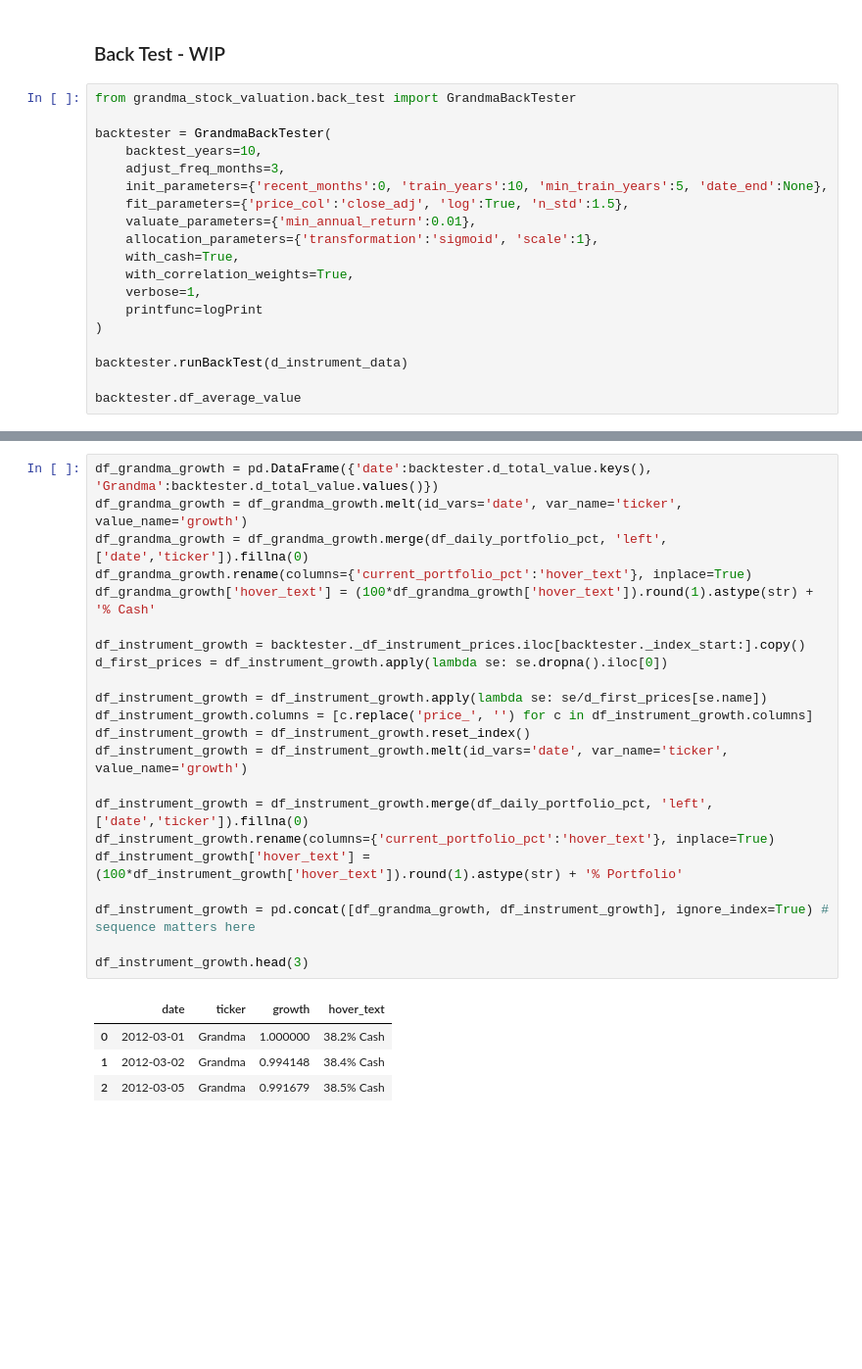
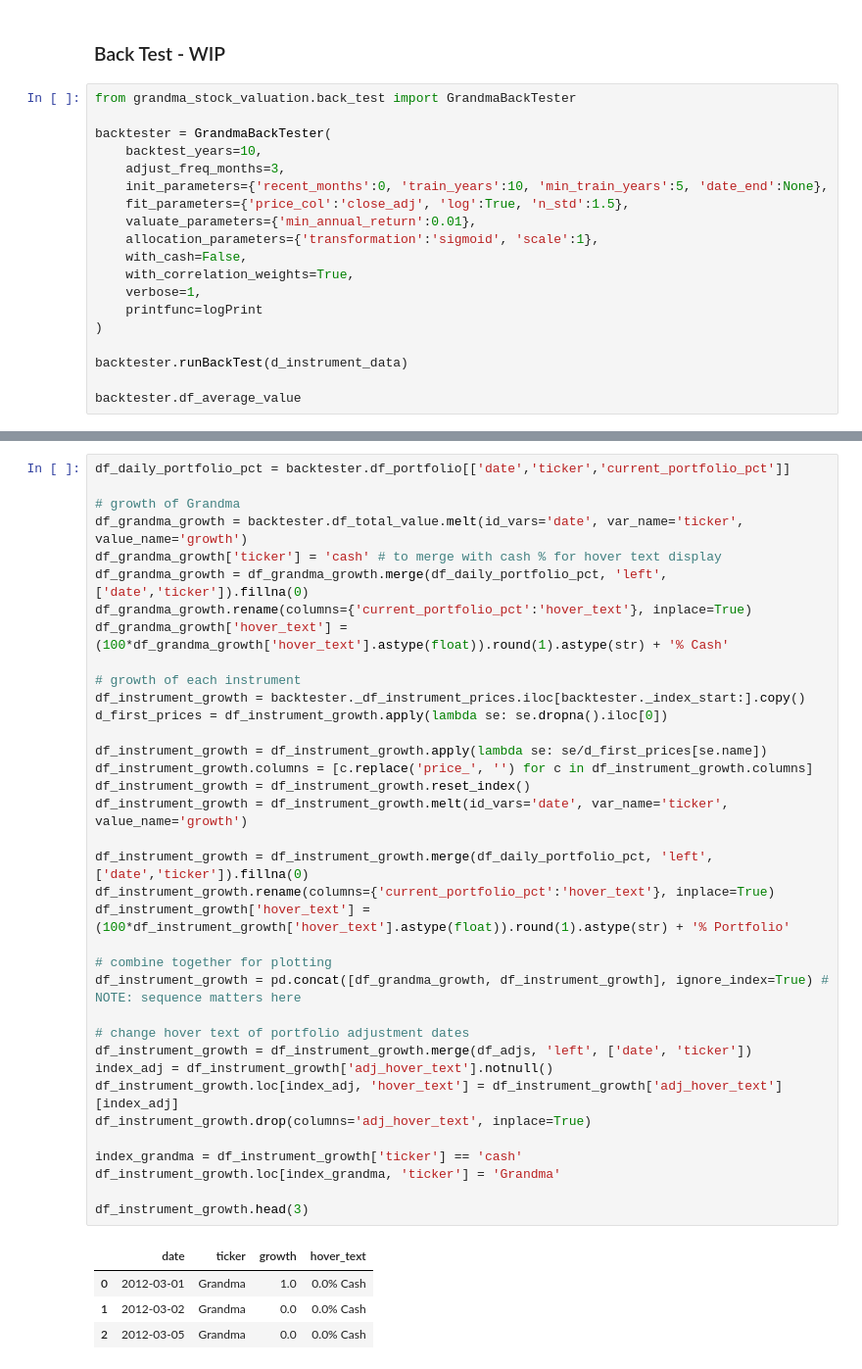
Before and after one commit to gowestyang/grandma-stock-valuation, a Jupyter notebook: _wip_backtest.ipynb, the cells around one changed output, grey strips where cells are left out. Shown at 98% size. Saved outputs shown, nothing was run; the diff lists cells and outputs as text; blank space fills up the shorter version.

Commit message:
update backtest

```diff
--- a/_wip_backtest.ipynb
+++ b/_wip_backtest.ipynb
@@ -62,7 +60,7 @@ backtester = GrandmaBackTester(
     fit_parameters={'price_col':'close_adj', 'log':True, 'n_std':1.5},
     valuate_parameters={'min_annual_return':0.01},
     allocation_parameters={'transformation':'sigmoid', 'scale':1},
-    with_cash=True,
+    with_cash=False,
     with_correlation_weights=True,
     verbose=1,
     printfunc=logPrint
@@ -129,28 +138,42 @@ df_daily_portfolio_pct.head(6)
 # %%
-df_grandma_growth = pd.DataFrame({'date':backtester.d_total_value.keys(), 'Grandma':backtester.d_total_value.values()})
-df_grandma_growth = df_grandma_growth.melt(id_vars='date', var_name='ticker', value_name='growth')
+df_daily_portfolio_pct = backtester.df_portfolio[['date','ticker','current_portfolio_pct']]
+
+# growth of Grandma
+df_grandma_growth = backtester.df_total_value.melt(id_vars='date', var_name='ticker', value_name='growth')
+df_grandma_growth['ticker'] = 'cash' # to merge with cash % for hover text display
 df_grandma_growth = df_grandma_growth.merge(df_daily_portfolio_pct, 'left', ['date','ticker']).fillna(0)
 df_grandma_growth.rename(columns={'current_portfolio_pct':'hover_text'}, inplace=True)
-df_grandma_growth['hover_text'] = (100*df_grandma_growth['hover_text']).round(1).astype(str) + '% Cash'
+df_grandma_growth['hover_text'] = (100*df_grandma_growth['hover_text'].astype(float)).round(1).astype(str) + '% Cash'
 
+# growth of each instrument
 df_instrument_growth = backtester._df_instrument_prices.iloc[backtester._index_start:].copy()
 d_first_prices = df_instrument_growth.apply(lambda se: se.dropna().iloc[0])
 
 df_instrument_growth = df_instrument_growth.apply(lambda se: se/d_first_prices[se.name])
 df_instrument_growth.columns = [c.replace('price_', '') for c in df_instrument_growth.columns]
 df_instrument_growth = df_instrument_growth.reset_index()
 df_instrument_growth = df_instrument_growth.melt(id_vars='date', var_name='ticker', value_name='growth')
 
 df_instrument_growth = df_instrument_growth.merge(df_daily_portfolio_pct, 'left', ['date','ticker']).fillna(0)
 df_instrument_growth.rename(columns={'current_portfolio_pct':'hover_text'}, inplace=True)
-df_instrument_growth['hover_text'] = (100*df_instrument_growth['hover_text']).round(1).astype(str) + '% Portfolio'
+df_instrument_growth['hover_text'] = (100*df_instrument_growth['hover_text'].astype(float)).round(1).astype(str) + '% Portfolio'
 
-df_instrument_growth = pd.concat([df_grandma_growth, df_instrument_growth], ignore_index=True) # sequence matters here
+# combine together for plotting
+df_instrument_growth = pd.concat([df_grandma_growth, df_instrument_growth], ignore_index=True) # NOTE: sequence matters here
+
+# change hover text of portfolio adjustment dates
+df_instrument_growth = df_instrument_growth.merge(df_adjs, 'left', ['date', 'ticker'])
+index_adj = df_instrument_growth['adj_hover_text'].notnull()
+df_instrument_growth.loc[index_adj, 'hover_text'] = df_instrument_growth['adj_hover_text'][index_adj]
+df_instrument_growth.drop(columns='adj_hover_text', inplace=True)
+
+index_grandma = df_instrument_growth['ticker'] == 'cash'
+df_instrument_growth.loc[index_grandma, 'ticker'] = 'Grandma'
 
 df_instrument_growth.head(3)
 # %% [output]
 |  | date | ticker | growth | hover_text |
-| 0 | 2012-03-01 | Grandma | 1.000000 | 38.2% Cash |
-| 1 | 2012-03-02 | Grandma | 0.994148 | 38.4% Cash |
-| 2 | 2012-03-05 | Grandma | 0.991679 | 38.5% Cash |
+| 0 | 2012-03-01 | Grandma | 1.0 | 0.0% Cash |
+| 1 | 2012-03-02 | Grandma | 0.0 | 0.0% Cash |
+| 2 | 2012-03-05 | Grandma | 0.0 | 0.0% Cash |
 # %%
```
Also changed, not shown: parts of 8 cells of this notebook, 1 other file.
